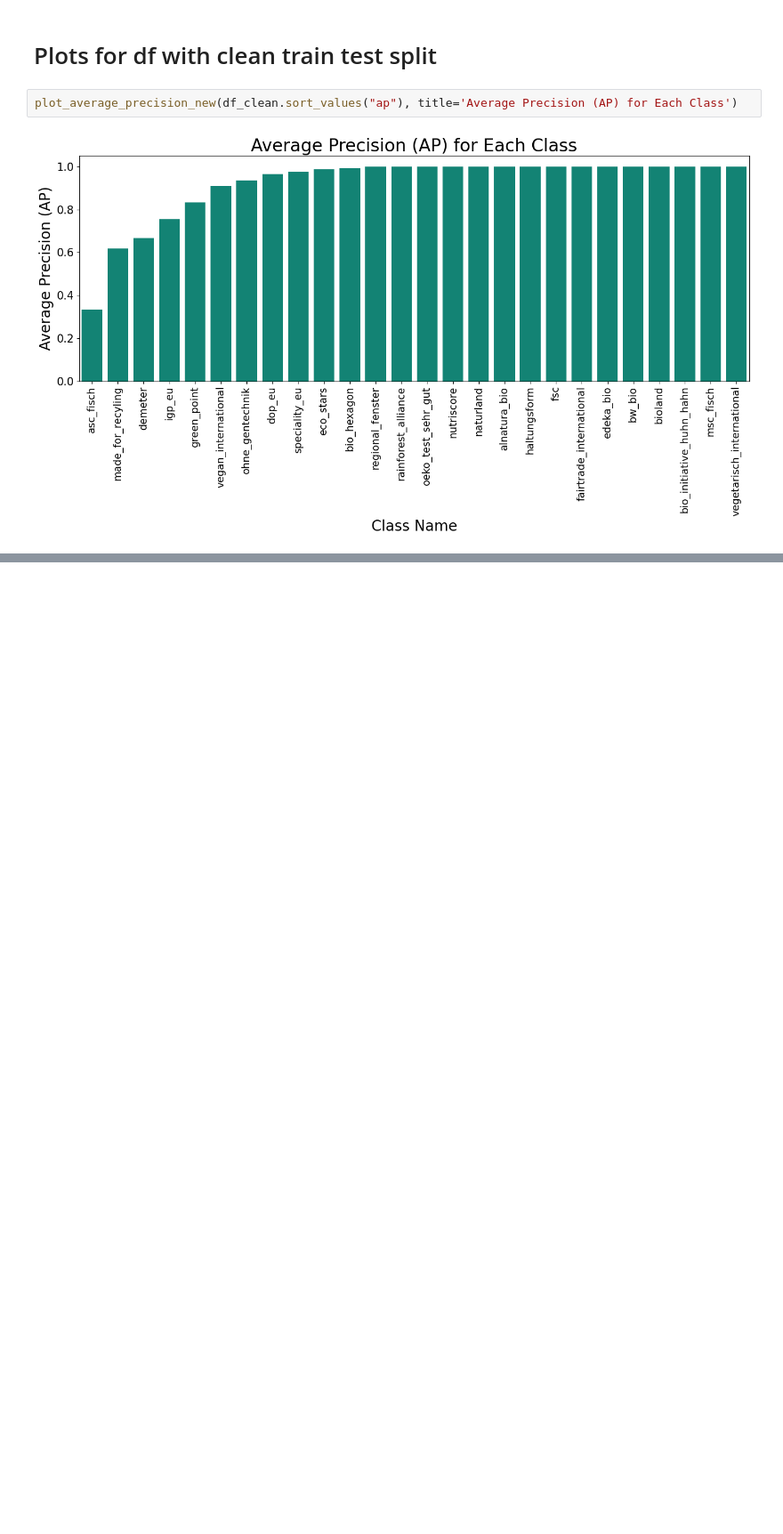
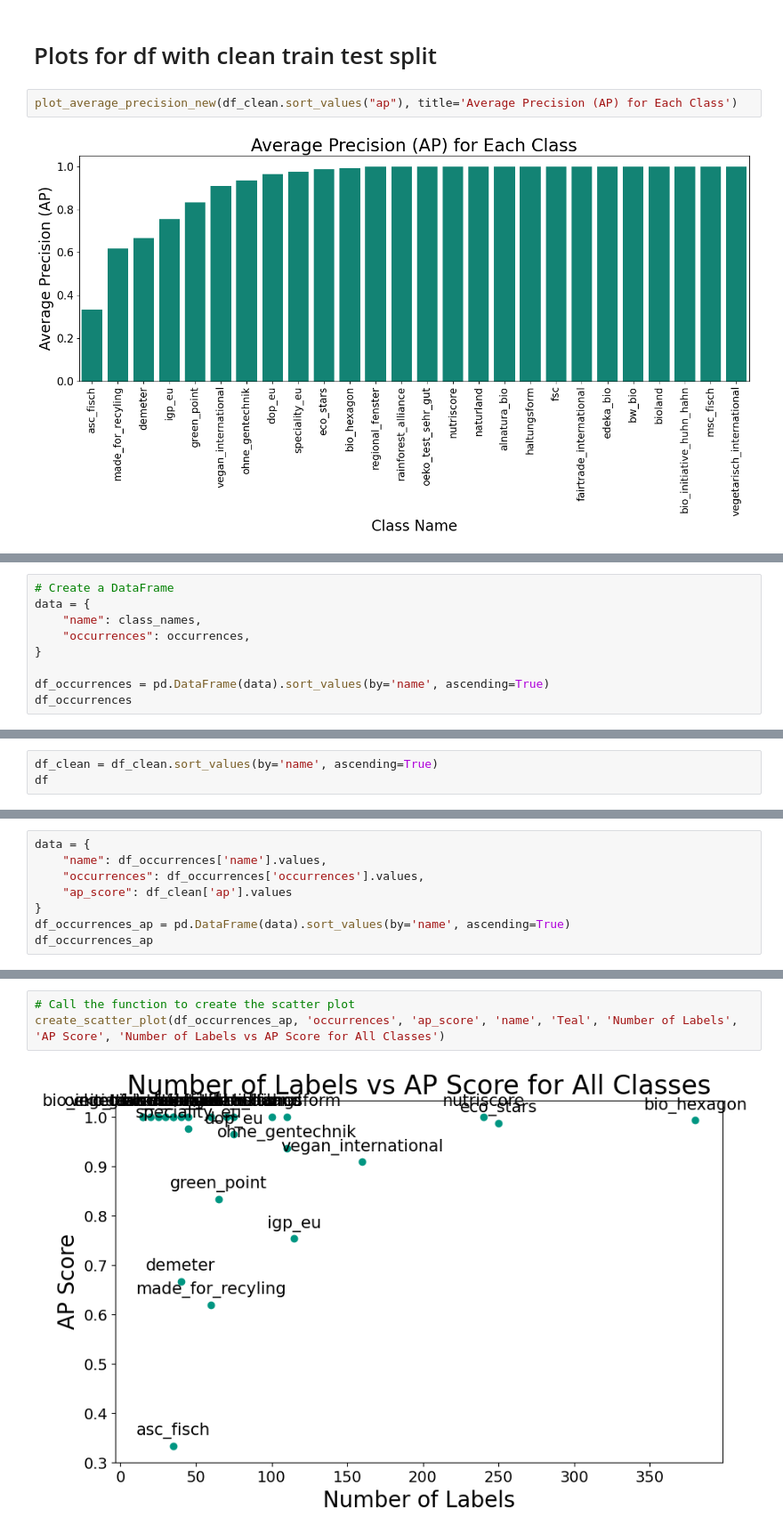
Before and after one commit to Stefan-Horst/FoodLabelGuide, a Jupyter notebook: evaluation_of_performance/results_visualization.ipynb, the cells around one changed output, grey strips where cells are left out. Shown at 89% size. Drawn from its saved outputs; the diff is of its cells as text; blank space fills up the shorter version.

```diff
--- a/evaluation_of_performance/results_visualization.ipynb
+++ b/evaluation_of_performance/results_visualization.ipynb
@@ -383,0 +447,9 @@ plot_average_precision_new(df_clean.sort_values("ap"), title='Average Precision
+# %%
+# Create a DataFrame
+data = {
+    "name": class_names,
+    "occurrences": occurrences,
+}
+
+df_occurrences = pd.DataFrame(data).sort_values(by='name', ascending=True)
+df_occurrences
@@ -383,0 +474,3 @@ plot_average_precision_new(df_clean.sort_values("ap"), title='Average Precision
+# %%
+df_clean = df_clean.sort_values(by='name', ascending=True)
+df
@@ -383,0 +484,8 @@ plot_average_precision_new(df_clean.sort_values("ap"), title='Average Precision
+# %%
+data = {
+    "name": df_occurrences['name'].values,
+    "occurrences": df_occurrences['occurrences'].values,
+    "ap_score": df_clean['ap'].values
+}
+df_occurrences_ap = pd.DataFrame(data).sort_values(by='name', ascending=True)
+df_occurrences_ap
@@ -383,0 +599,5 @@ plot_average_precision_new(df_clean.sort_values("ap"), title='Average Precision
+# %%
+# Call the function to create the scatter plot
+create_scatter_plot(df_occurrences_ap, 'occurrences', 'ap_score', 'name', 'Teal', 'Number of Labels', 'AP Score', 'Number of Labels vs AP Score for All Classes')
+# %% [output]
+[figure, added]
```
Also changed, not shown: parts of 12 cells of this notebook, 9 other files.
